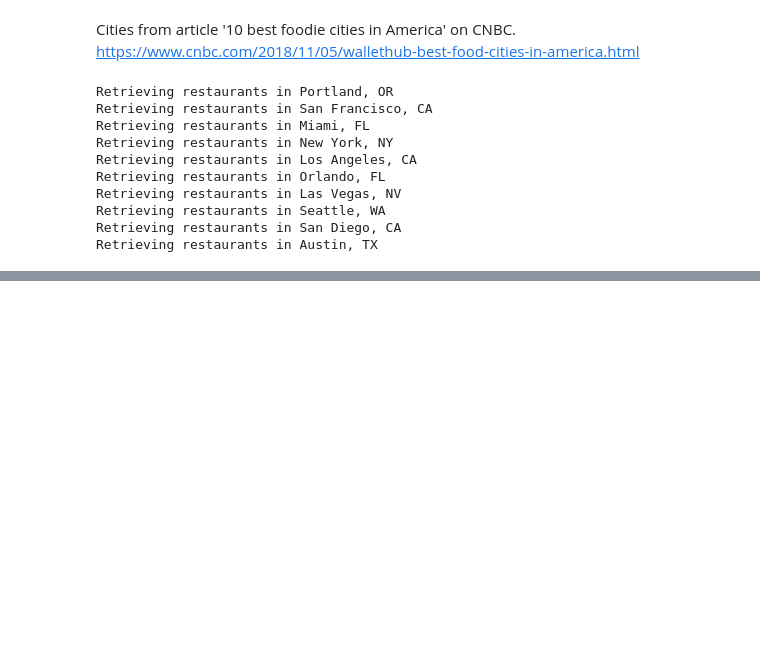
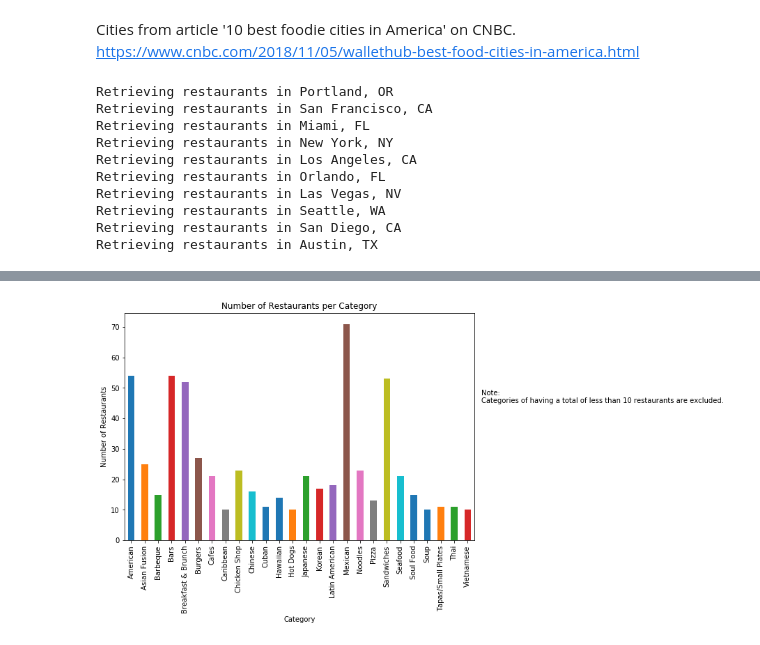
Before and after one commit to hmzskr/Project_1, a Jupyter notebook: Project1.ipynb, the cells around one changed output, grey strips where cells are left out. Saved outputs shown, nothing was run; the diff lists cells and outputs as text; code cells hidden in the pictures; blank space fills up the shorter version.

```diff
--- a/Project1.ipynb
+++ b/Project1.ipynb
@@ -121,3 +149,15 @@ restaurants_pd = restaurants_pd[restaurants_pd.Price != '']
+# %%
+grouped_df = restaurants_pd.groupby('Category').filter(lambda x: x['Name'].count() >= 10)
+top_cat_df = grouped_df.groupby('Category')['Name'].count()
+
+plt.figure(figsize = (9, 6))
+top_cat_plot = top_cat_df.plot(kind = 'bar')
+top_cat_plot.set_ylabel("Number of Restaurants")
+top_cat_plot.set_title("Number of Restaurants per Category")
+top_cat_plot.text(26, 45, 'Note:\nCategories of having a total of less than 10 restaurants are excluded.')
+plt.show()
+# %% [output]
+[figure, added]
 # %%
 # DataFrames for restaurants in each city
 
```
Also changed, not shown: parts of 10 cells of this notebook, 1 other file.
